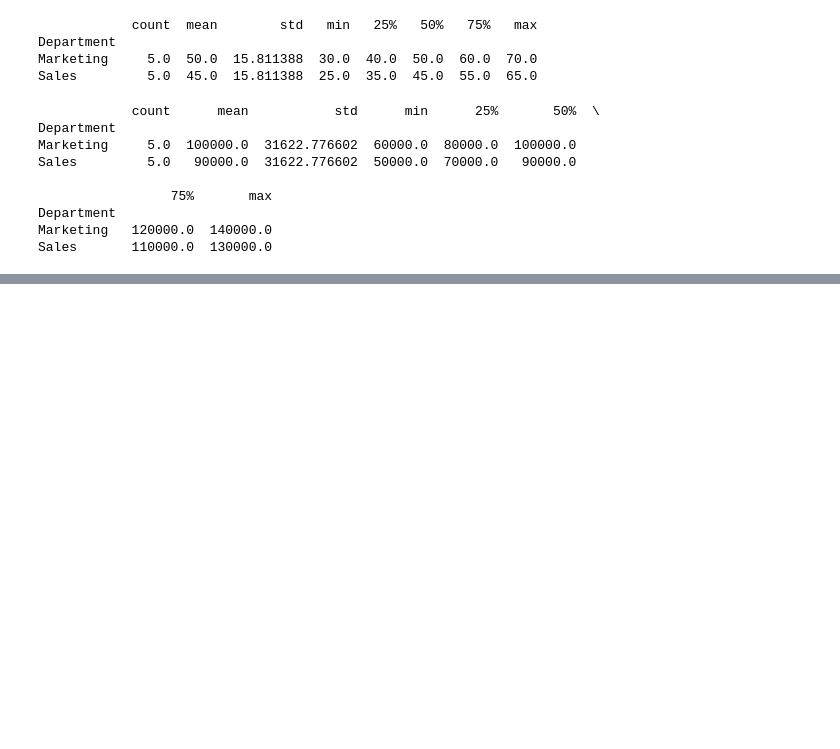
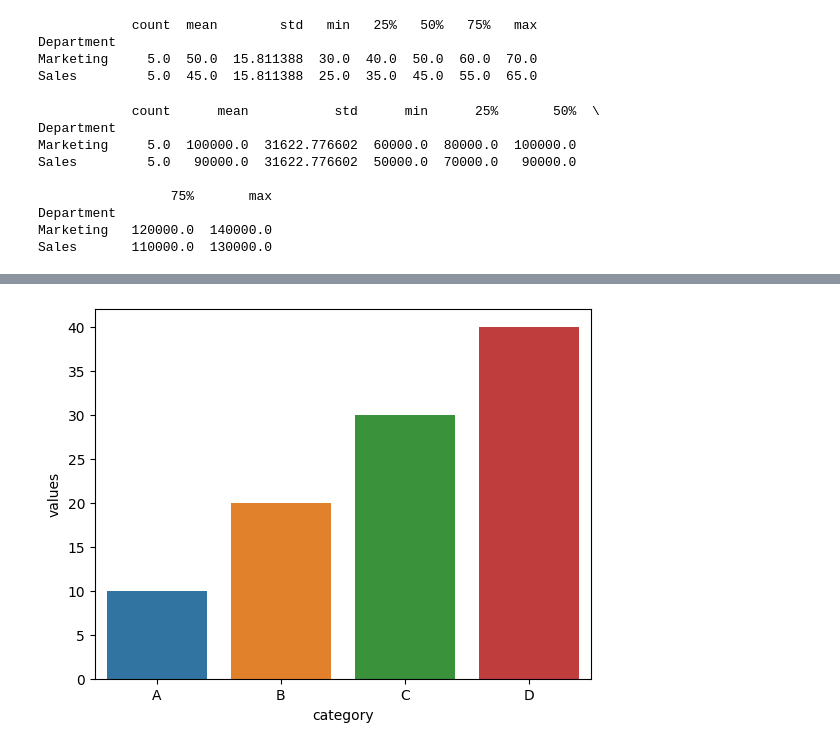
Before and after one commit to Prashantkr57/Python-for-Data-Analyst, a Jupyter notebook: Python_for_Data_Analyst.ipynb, the cells around one changed output, grey strips where cells are left out. Cells and saved outputs as stored; diff of their text form; code cells hidden in the pictures; blank space fills up the shorter version.

```diff
--- a/Python_for_Data_Analyst.ipynb
+++ b/Python_for_Data_Analyst.ipynb
@@ -426,0 +451,8 @@ Sales       110000.0  130000.0
+# %%
+# Below are the steps to create a basic bar chart using Seaborn.
+import seaborn as sns
+import pandas as pd
+
+# Create dataset
+data = pd.DataFrame({'category': ['A', 'B', 'C', 'D'], 'values': [10, 20, 30, 40]})
+data
@@ -426,0 +465,6 @@ Sales       110000.0  130000.0
+# %%
+# Plotting the graph with a basic bar chart with categories on the x-axis and values on the y-axis.
+sns.barplot(x='category', y='values', data=data)
+plt.show()
+# %% [output]
+[figure, added]
```
Also changed, not shown: parts of 5 cells of this notebook.
